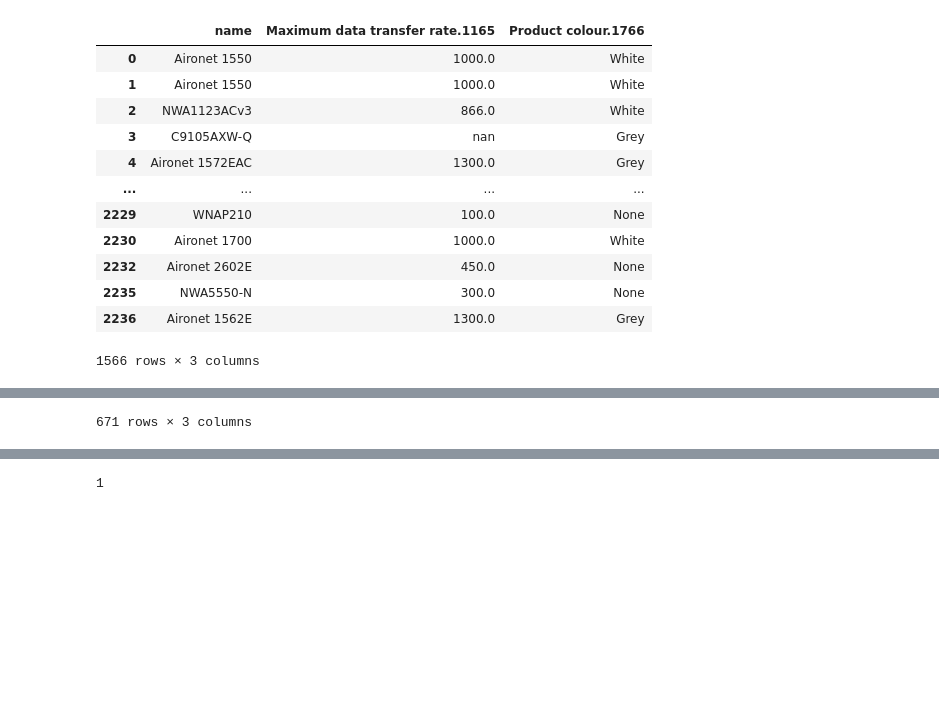
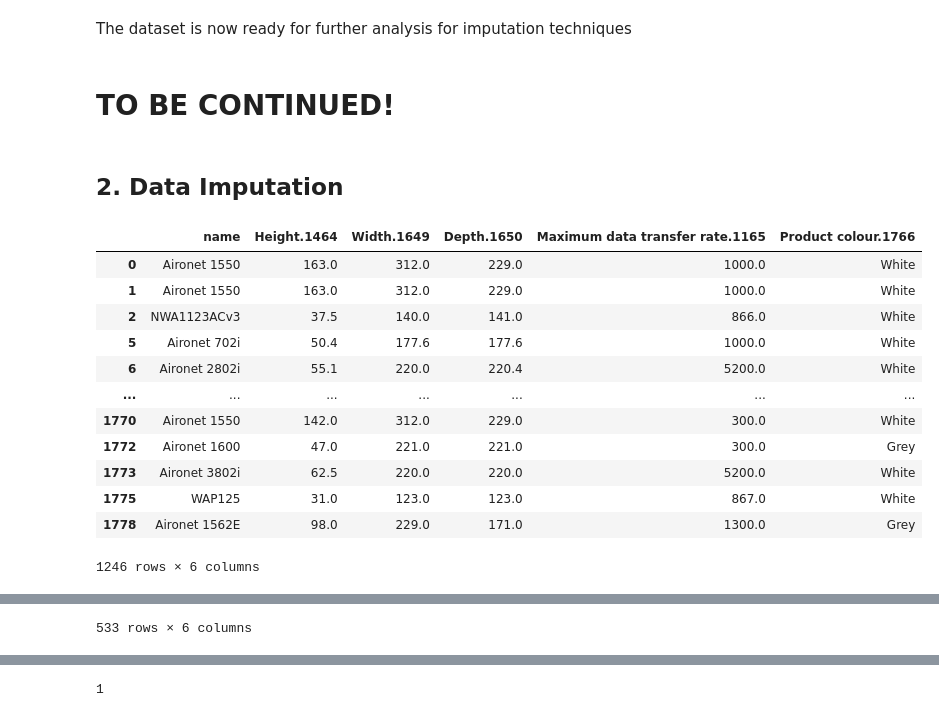
Before and after one commit to bigarabuza/StiboSystems, a Jupyter notebook: IceCat Full/analysis_ice_cat_full.ipynb, the cells around one changed output, grey strips where cells are left out. Saved outputs shown, nothing was run; the diff lists cells and outputs as text; code cells hidden in the pictures; blank space fills up the shorter version.

Commit message:
updated analysis for cat 909

```diff
--- a/IceCat Full/analysis_ice_cat_full.ipynb
+++ b/IceCat Full/analysis_ice_cat_full.ipynb
@@ -14,7 +21,7 @@ from xgboost import XGBRegressor
 # %%
-category_data = feather.read_feather(Path('IceCat_Cat_2833_feather/frame_IceCat_Category_909.feather')).applymap(str)
+category_data = feather.read_feather(Path('IceCat_Cat_2833_feather/frame_IceCat_Category_909.feather'))
 display(category_data.tail())
-category_data.info()
+display(category_data.info())
 # %% [output]
 |  | level_0 | index | id | name | category_id | category_label | Operating temperature (T-T).1112 | ... |
 | 2232 | 2232 | 0 | IceCat_Prod_16048998 | Aironet 2602E | IceCat_Category_909 | Wireless Access Points | -20 - 55 | ... |
@@ -53,38 +186,52 @@ category_data[category_data.columns.intersection(cols_of_interest)]
+# %% [markdown]
+The dataset is now ready for further analysis for imputation techniques
+# %% [markdown]
+# TO BE CONTINUED!
+# %% [markdown]
+## 2. Data Imputation
 # %%
 def remove_data(df, p_rm, id_cols = []):
     df_copy = copy.deepcopy(df)
 
     for col in df_copy:
         if col in id_cols:
-            continue
-        n_val = df_copy[col].notna().sum()
-        n_rm = int(n_val * p_rm)
-        idx_ = np.random.choice(df_copy[col].shape[0], n_rm, replace=False)
+            #continue
+            n_val = df_copy[col].notna().sum()
+            n_rm = int(n_val * p_rm)
+            idx_ = np.random.choice(df_copy[col].shape[0], n_rm, replace=False)
 
-        df_copy.loc[idx_, col] = np.nan
+            df_copy.loc[idx_, col] = np.nan
 
     return df_copy
 # %%
-category_data_xgboost = category_data[["name", "Maximum data transfer rate.1165", "Product colour.1766"]]
+category_data_xgboost = category_data[["name", "Height.1464", "Width.1649", "Depth.1650", "Maximum data transfer rate.1165", "Product colour.1766"]]
+category_data_xgboost = category_data_xgboost[~(category_data_xgboost.isin(["None", "nan", "NaN"]).any(axis=1) | category_data_xgboost.isnull().any(axis=1))].reset_index(drop=True)
 
-category_data_xgboost_prod_col_rm = remove_data(category_data_xgboost, 0.3, ["name", "Maximum data transfer rate.1165"])
-category_data_xgboost_col_nan_idx = category_data_xgboost_prod_col_rm[category_data_xgboost_prod_col_rm["Product colour.1766"].isnull()].index
+category_data_xgboost_prod_col_rm = remove_data(category_data_xgboost, 0.3, ["Product colour.1766"])
+category_data_xgboost_col_nan_idx = category_data_xgboost_prod_col_rm[(category_data_xgboost_prod_col_rm["Product colour.1766"].isnull()) | (category_data_xgboost_prod_col_rm["Product colour.1766"] == "None")].index
 category_data_xgboost_train = category_data_xgboost_prod_col_rm.drop(category_data_xgboost_col_nan_idx, axis=0)
 category_data_xgboost_test = category_data_xgboost_prod_col_rm[category_data_xgboost_prod_col_rm.index.isin(category_data_xgboost_col_nan_idx)]
 
+#specific to this use case
+cols = ["Height.1464", "Width.1649", "Depth.1650", "Maximum data transfer rate.1165"]
+category_data_xgboost_train[cols] = category_data_xgboost_train[cols].astype(float)
+category_data_xgboost_test[cols] = category_data_xgboost_test[cols].astype(float)
+###
+
+
 display(category_data_xgboost_train)
 display(category_data_xgboost_test)
 # %% [output]
-|  | name | Maximum data transfer rate.1165 | Product colour.1766 |
-| 0 | Aironet 1550 | 1000.0 | White |
-| 1 | Aironet 1550 | 1000.0 | White |
-| 2 | NWA1123ACv3 | 866.0 | White |
-| 3 | C9105AXW-Q | nan | Grey |
-| 4 | Aironet 1572EAC | 1300.0 | Grey |
-| ... | ... | ... | ... |
-| 2229 | WNAP210 | 100.0 | None |
-| 2230 | Aironet 1700 | 1000.0 | White |
-| 2232 | Aironet 2602E | 450.0 | None |
-| 2235 | NWA5550-N | 300.0 | None |
-| 2236 | Aironet 1562E | 1300.0 | Grey |
+|  | name | Height.1464 | Width.1649 | Depth.1650 | Maximum data transfer rate.1165 | Product colour.1766 |
+| 0 | Aironet 1550 | 163.0 | 312.0 | 229.0 | 1000.0 | White |
+| 1 | Aironet 1550 | 163.0 | 312.0 | 229.0 | 1000.0 | White |
+| 2 | NWA1123ACv3 | 37.5 | 140.0 | 141.0 | 866.0 | White |
+| 5 | Aironet 702i | 50.4 | 177.6 | 177.6 | 1000.0 | White |
+| 6 | Aironet 2802i | 55.1 | 220.0 | 220.4 | 5200.0 | White |
+| ... | ... | ... | ... | ... | ... | ... |
+| 1770 | Aironet 1550 | 142.0 | 312.0 | 229.0 | 300.0 | White |
+| 1772 | Aironet 1600 | 47.0 | 221.0 | 221.0 | 300.0 | Grey |
+| 1773 | Aironet 3802i | 62.5 | 220.0 | 220.0 | 5200.0 | White |
+| 1775 | WAP125 | 31.0 | 123.0 | 123.0 | 867.0 | White |
+| 1778 | Aironet 1562E | 98.0 | 229.0 | 171.0 | 1300.0 | Grey |
-1566 rows × 3 columns
+1246 rows × 6 columns
@@ -103 +250 @@ display(category_data_xgboost_test)
-671 rows × 3 columns
+533 rows × 6 columns
```
Also changed, not shown: parts of 36 cells of this notebook.
